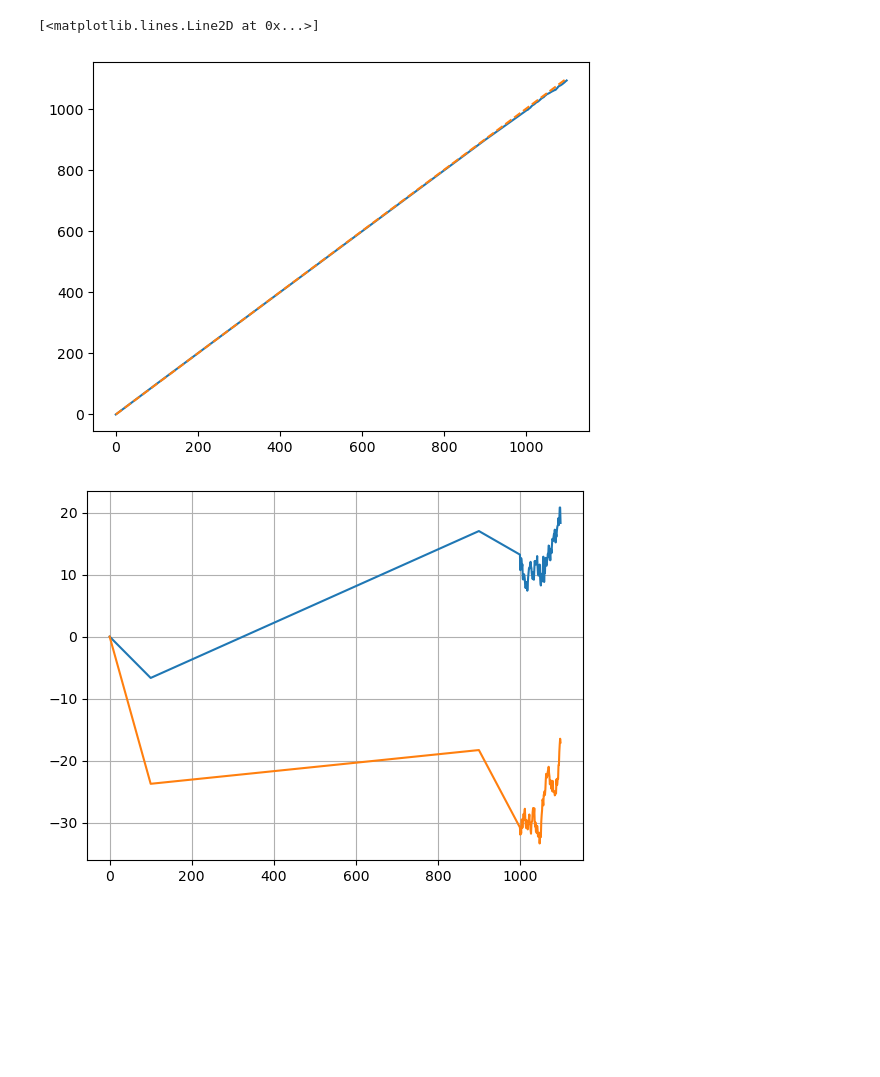
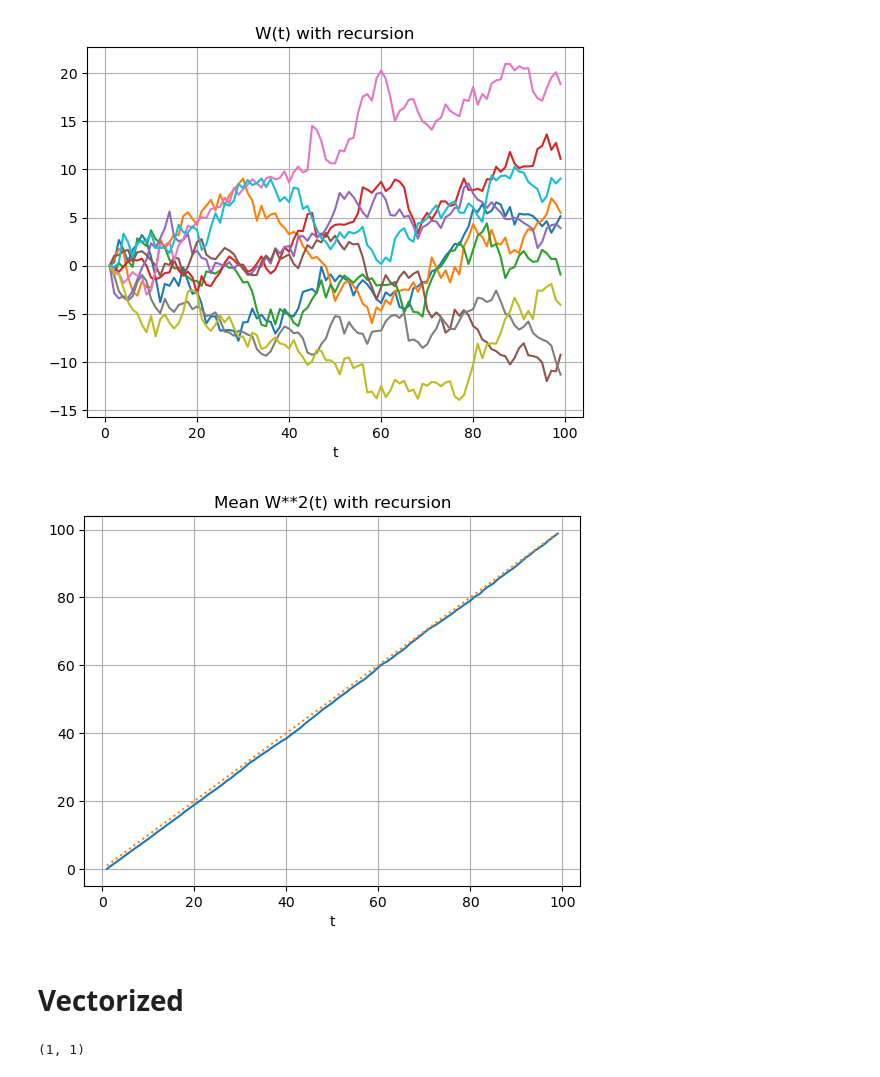
Before and after one commit to MrG1raffe/simulation, a Jupyter notebook: simulation/brownian_bridge_test.ipynb, the cells around one changed output. Cells and saved outputs as stored; diff of their text form; code cells hidden in the pictures; blank space fills up the shorter version.

Commit message:
Notebook: added vectorized version + experiments Brownian motion: added brownian bridge method + initial value checks + output for dim=1

```diff
--- a/simulation/brownian_bridge_test.ipynb
+++ b/simulation/brownian_bridge_test.ipynb
@@ -82,13 +116,24 @@ array([   0.        ,  100.50869116,  897.92846487,  993.72295028,
-# %%
-plt.plot(t_grid, np.mean(W**2, axis=0).mean(axis=0))
-plt.plot(t_grid, t_grid, "--")
-# %% [output]
-[<matplotlib.lines.Line2D at 0x...>]
-[figure, removed]
-# %%
-plt.plot(t_grid, W[0, :, :].T)
-# plt.plot(t_grid, W[0, :])
-# plt.plot(t_grid, W[2, :])
-plt.grid()
-# %% [output]
-[figure, removed]
+# %%
+size = 1000
+t_grid = np.arange(1, 100)
+dim = 10
+
+W = simulate_brownian_motion_from_brownian_bridge_rec(size, t_grid, dim, rng)
+
+plt.plot(t_grid, W[0, :, :].T)
+plt.grid()
+plt.xlabel("t")
+plt.title("W(t) with recursion")
+plt.show()
+
+plt.plot(t_grid, (W**2).mean(axis=0).mean(axis=0))
+plt.plot(t_grid, t_grid, ":")
+plt.grid()
+plt.xlabel("t")
+plt.title("Mean W**2(t) with recursion")
+plt.show()
+# %% [output]
+[figure, added]
+[figure, added]
+# %% [markdown]
+# Vectorized
@@ -94,0 +206,4 @@ plt.grid()
+# %%
+W.shape
+# %% [output]
+(1, 1)
```
Also changed, not shown: parts of 20 cells of this notebook, 1 other file.
